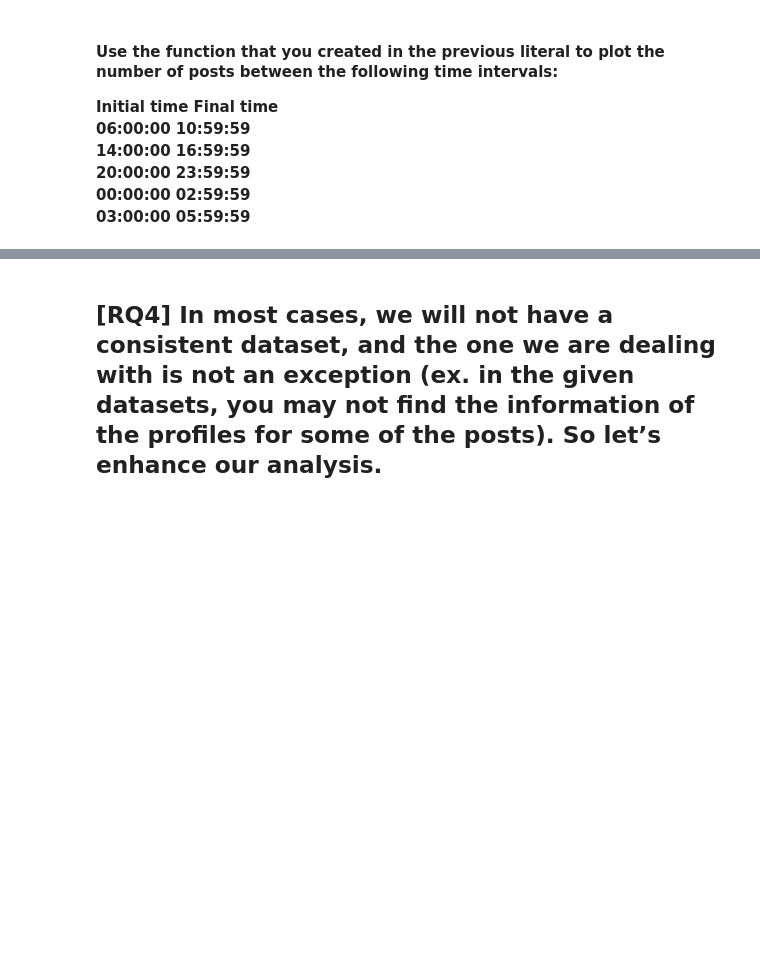
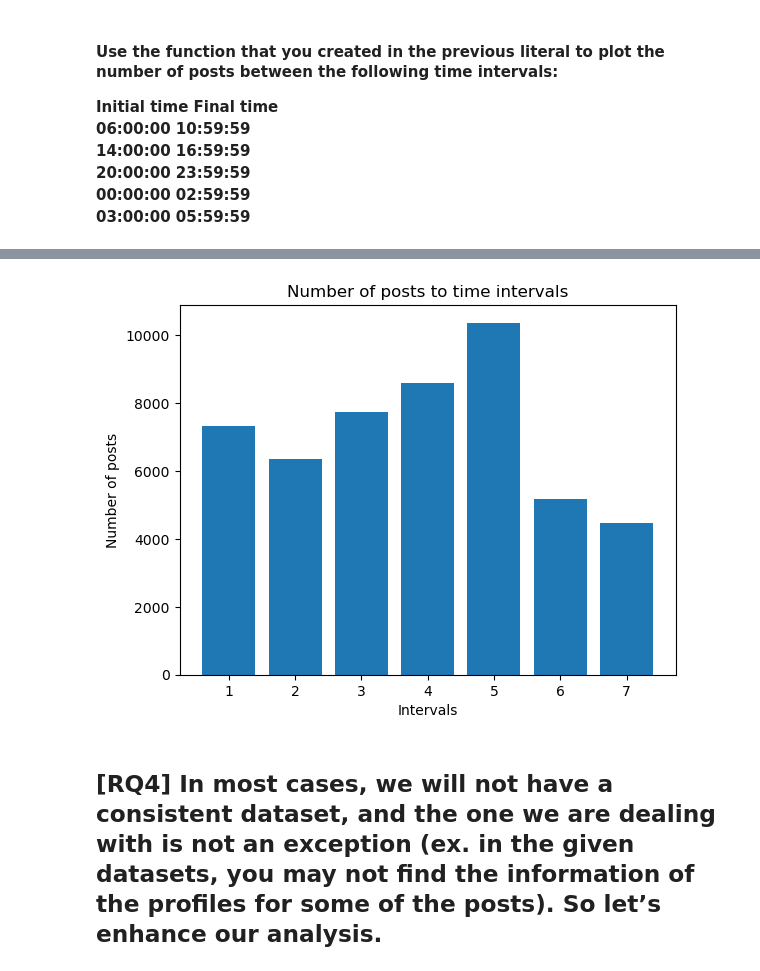
Before and after one commit to Vah1d/ADM-HW2, a Jupyter notebook: HW2.ipynb, the cells around one changed output, grey strips where cells are left out. Saved outputs shown, nothing was run; the diff lists cells and outputs as text; code cells hidden in the pictures; blank space fills up the shorter version.

Commit message:
q3 and q4 init commit
q3 and q4 without the plot in q4. Have to fix the view of "comments of top profiles"

```diff
--- a/HW2.ipynb
+++ b/HW2.ipynb
@@ -157,3 +171,15 @@ We see how the vast majority of instagram accounts analyzed are non-business acc
 **20:00:00 	23:59:59**
 **00:00:00 	02:59:59**
 **03:00:00 	05:59:59**
+# %%
+intervals = [
+            ['06:00:00', '10:59:59'],
+            ['11:00:00', '13:59:59'],
+            ['14:00:00', '16:59:59'],
+            ['17:00:00', '19:59:59'],
+            ['20:00:00', '23:59:59'],
+            ['00:00:00', '02:59:59'],
+            ['03:00:00', '05:59:59']
+]
+adm2.plot_intervals_posts(intervals, 50000)
+# %% [output]
@@ -160,3 +194,4 @@ We see how the vast majority of instagram accounts analyzed are non-business acc
+[figure, added]
 # %% [markdown]
 ## [RQ4] In most cases, we will not have a consistent dataset, and the one we are dealing with is not an exception (ex. in the given datasets, you may not find the information of the profiles for some of the posts). So let’s enhance our analysis.
 # %% [markdown]
```
Also changed, not shown: parts of 10 cells of this notebook, 1 other file.
